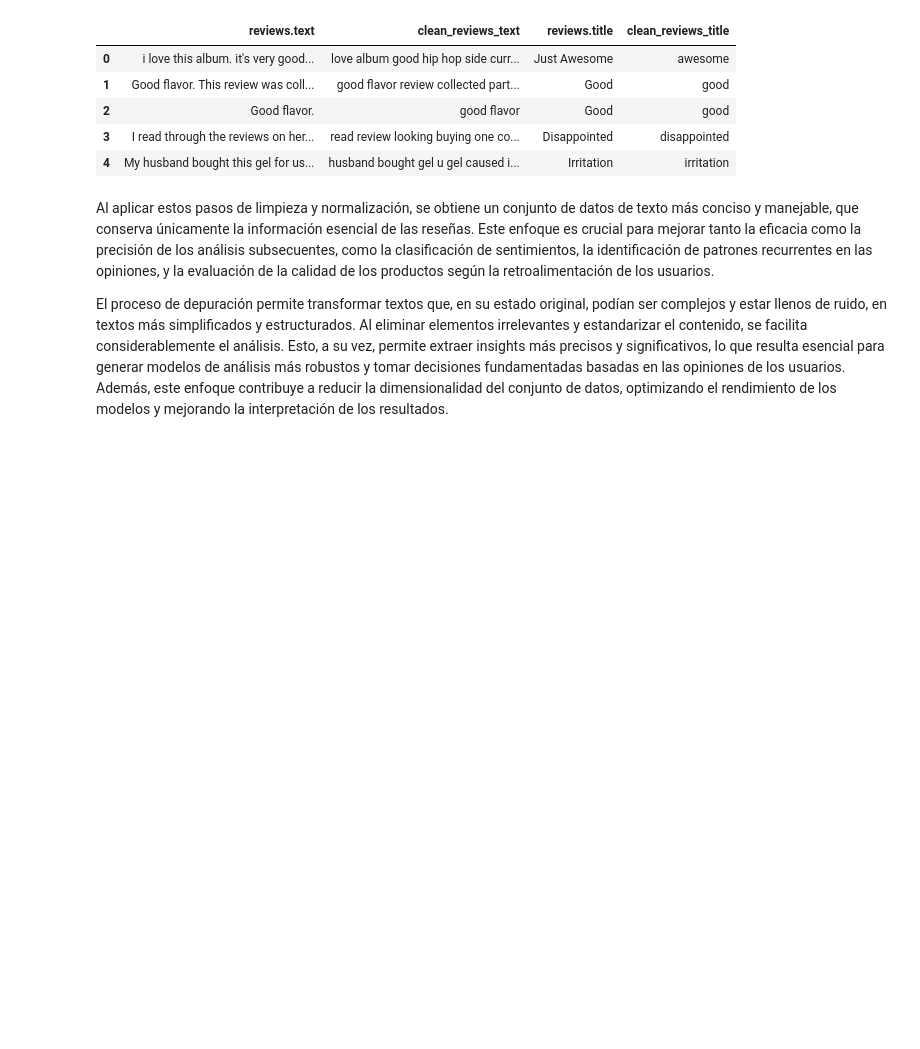
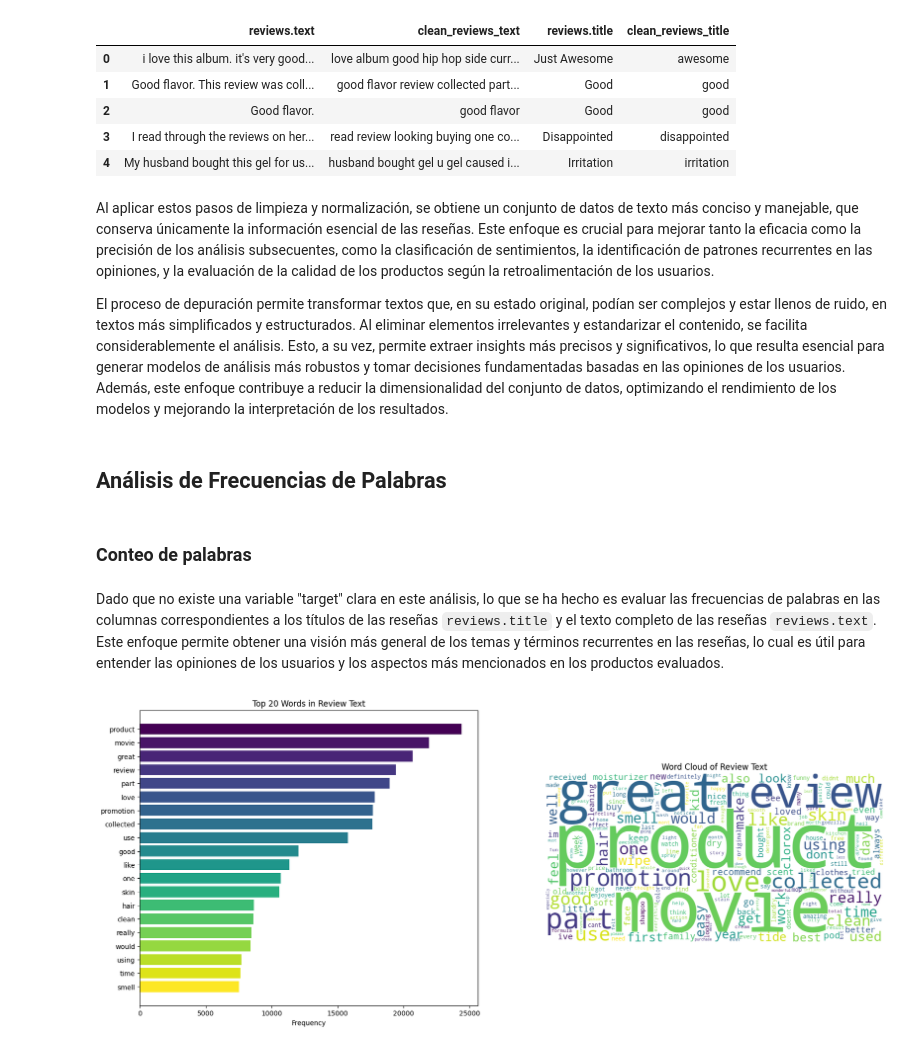
Before and after one commit to LeivaDiego/Lab6-DataScience, a Jupyter notebook: Lab6-ejercicio2.ipynb, the cells around one changed output. Drawn from its saved outputs; the diff is of its cells as text; code cells hidden in the pictures; blank space fills up the shorter version.

Commit message:
Analisis de Sentimientos reviews

```diff
--- a/Lab6-ejercicio2.ipynb
+++ b/Lab6-ejercicio2.ipynb
@@ -415,3 +415,9 @@ reviews_df[['reviews.text', 'clean_reviews_text', 'reviews.title', 'clean_review
 Al aplicar estos pasos de limpieza y normalización, se obtiene un conjunto de datos de texto más conciso y manejable, que conserva únicamente la información esencial de las reseñas. Este enfoque es crucial para mejorar tanto la eficacia como la precisión de los análisis subsecuentes, como la clasificación de sentimientos, la identificación de patrones recurrentes en las opiniones, y la evaluación de la calidad de los productos según la retroalimentación de los usuarios.
 
 El proceso de depuración permite transformar textos que, en su estado original, podían ser complejos y estar llenos de ruido, en textos más simplificados y estructurados. Al eliminar elementos irrelevantes y estandarizar el contenido, se facilita considerablemente el análisis. Esto, a su vez, permite extraer insights más precisos y significativos, lo que resulta esencial para generar modelos de análisis más robustos y tomar decisiones fundamentadas basadas en las opiniones de los usuarios. Además, este enfoque contribuye a reducir la dimensionalidad del conjunto de datos, optimizando el rendimiento de los modelos y mejorando la interpretación de los resultados.
+# %% [markdown]
+## Análisis de Frecuencias de Palabras
+# %% [markdown]
+### Conteo de palabras
+# %% [markdown]
+Dado que no existe una variable "target" clara en este análisis, lo que se ha hecho es evaluar las frecuencias de palabras en las columnas correspondientes a los títulos de las reseñas `reviews.title` y el texto completo de las reseñas `reviews.text`. Este enfoque permite obtener una visión más general de los temas y términos recurrentes en las reseñas, lo cual es útil para entender las opiniones de los usuarios y los aspectos más mencionados en los productos evaluados.
@@ -417,0 +460,21 @@ El proceso de depuración permite transformar textos que, en su estado original,
+# %%
+# Crear una lista con todas las palabras de reviews.text
+all_words_text = ' '.join(reviews_df['clean_reviews_text']).split()
+all_words_title = ' '.join(reviews_df['clean_reviews_title']).split()
+
+# Contar la frecuencia de las palabras
+word_freq_text = Counter(all_words_text)
+word_freq_title = Counter(all_words_title)
+
+# Obtener las 20 palabras más comunes
+common_terms_text = word_freq_text.most_common(20)
+common_terms_title = word_freq_title.most_common(20)
+
+# Generar nubes de palabras
+wordcloud_text = WordCloud(width=800, height=400, background_color='white').generate_from_frequencies(word_freq_text)
+wordcloud_title = WordCloud(width=800, height=400, background_color='white').generate_from_frequencies(word_freq_title)
+# %%
+# Graficar palabras más comunes y nube de palabras para las reseñas de texto
+plot_bars_and_wordcloud(common_terms_text, wordcloud_text, 'Top 20 Words in Review Text', 'Word Cloud of Review Text')
+# %% [output]
+[figure, added]
```
Also changed, not shown: parts of 23 cells of this notebook.
